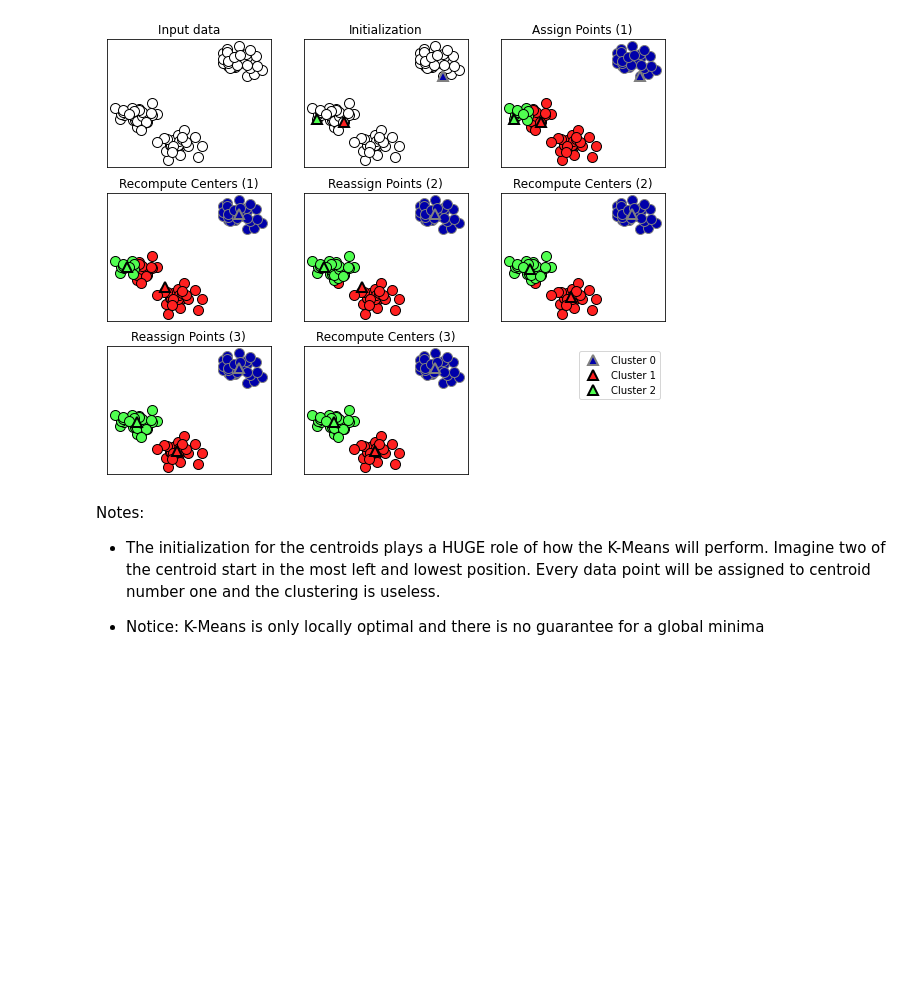
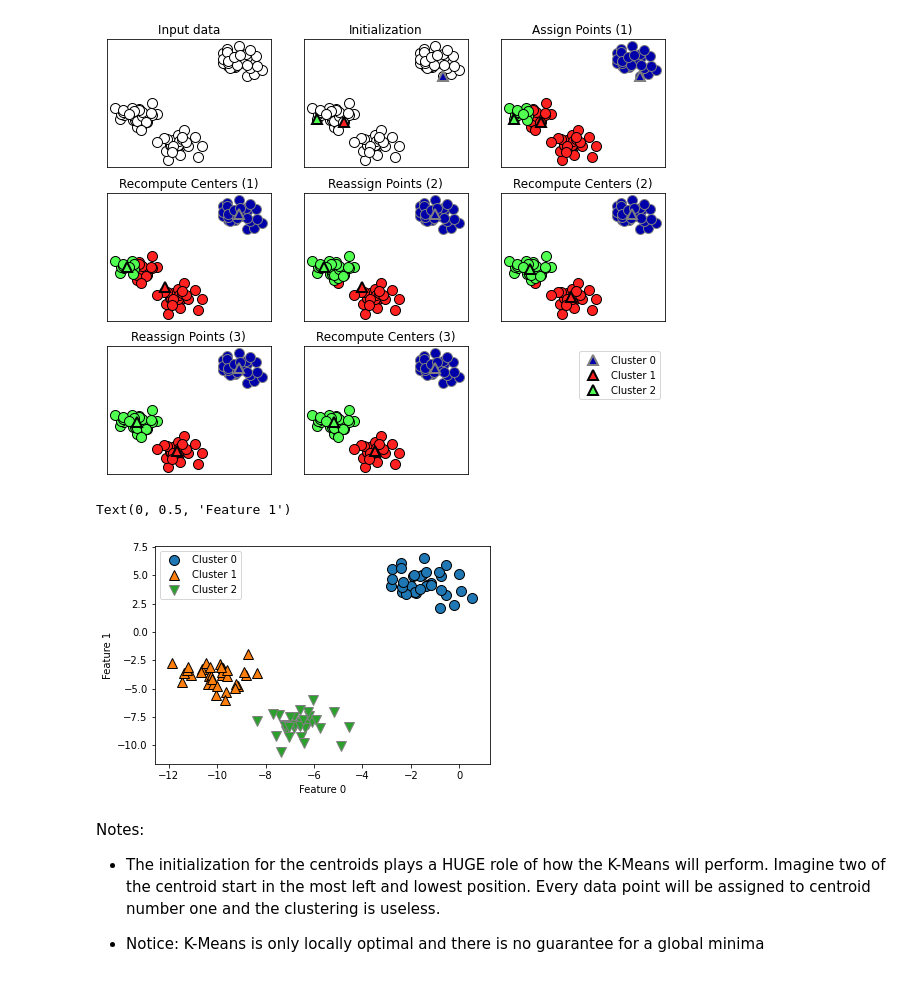
Before and after one commit to daliaMarzouk90/motoon_2022, a Jupyter notebook: session_8/UnsupervisedLearning.ipynb, the cells around one changed output. Drawn from its saved outputs; the diff is of its cells as text; code cells hidden in the pictures; blank space fills up the shorter version.

```diff
--- a/session_8/UnsupervisedLearning.ipynb
+++ b/session_8/UnsupervisedLearning.ipynb
@@ -59,6 +59,22 @@ import mglearn.plots
 mglearn.plots.plot_kmeans_algorithm()
 # %% [output]
 [figure]
+# %%
+from sklearn.cluster import KMeans
+import matplotlib.pyplot as plt
+from sklearn.datasets import make_blobs
+
+X, y = make_blobs(random_state=1)
+
+kmeans = KMeans(n_clusters=3)
+assignment = kmeans.fit_predict(X)
+mglearn.discrete_scatter(X[:, 0], X[:, 1], assignment)
+plt.legend(["Cluster 0", "Cluster 1", "Cluster 2"], loc="best")
+plt.xlabel("Feature 0")
+plt.ylabel("Feature 1")
+# %% [output]
+Text(0, 0.5, 'Feature 1')
+[figure, added]
 # %% [markdown]
 Notes:
 - The initialization for the centroids plays a HUGE role of how the K-Means will perform. Imagine two of the centroid start in the most left and lowest position. Every data point will be assigned to centroid number one and the clustering is useless.
```
Also changed, not shown: parts of 9 cells of this notebook, 1 other file.
